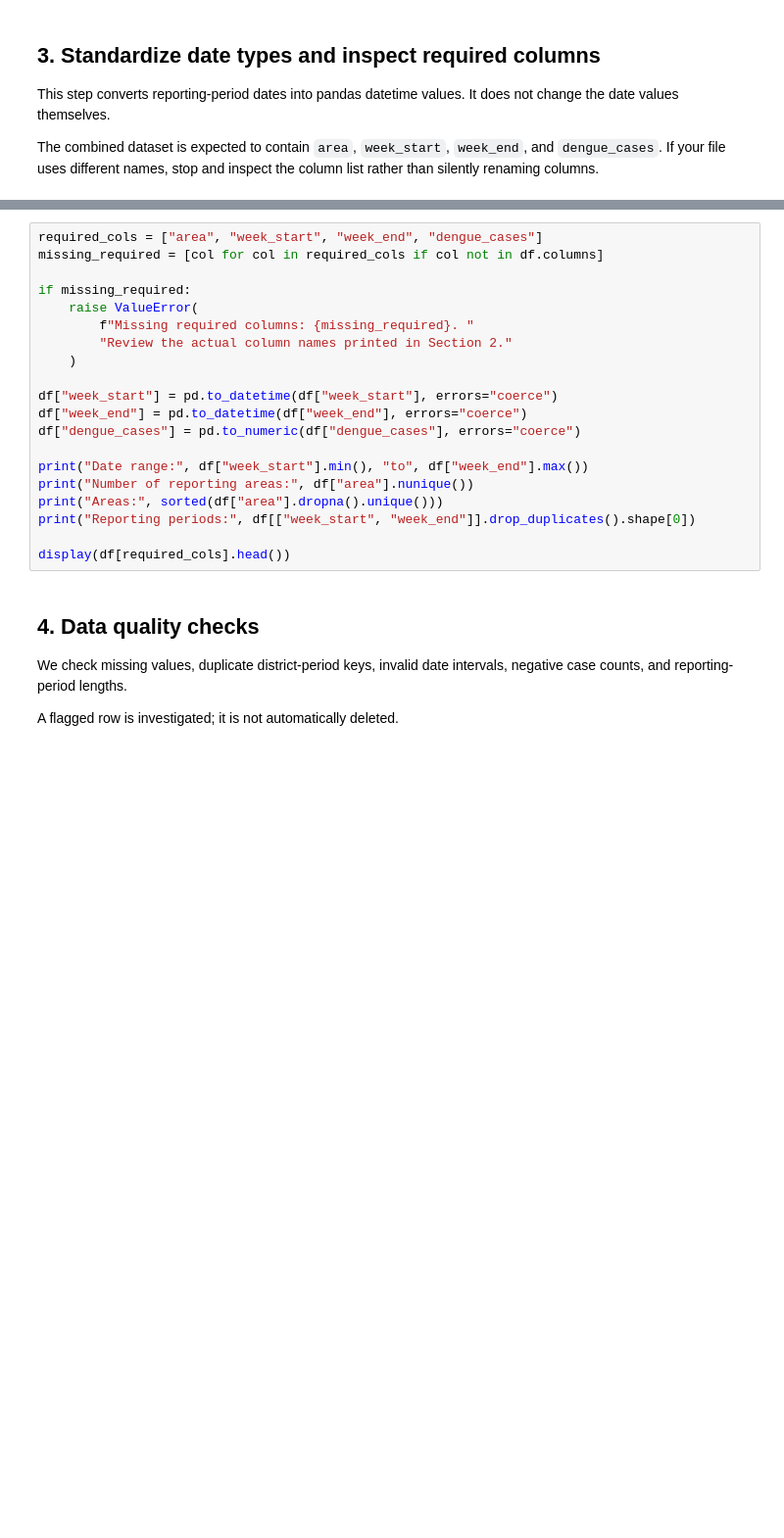
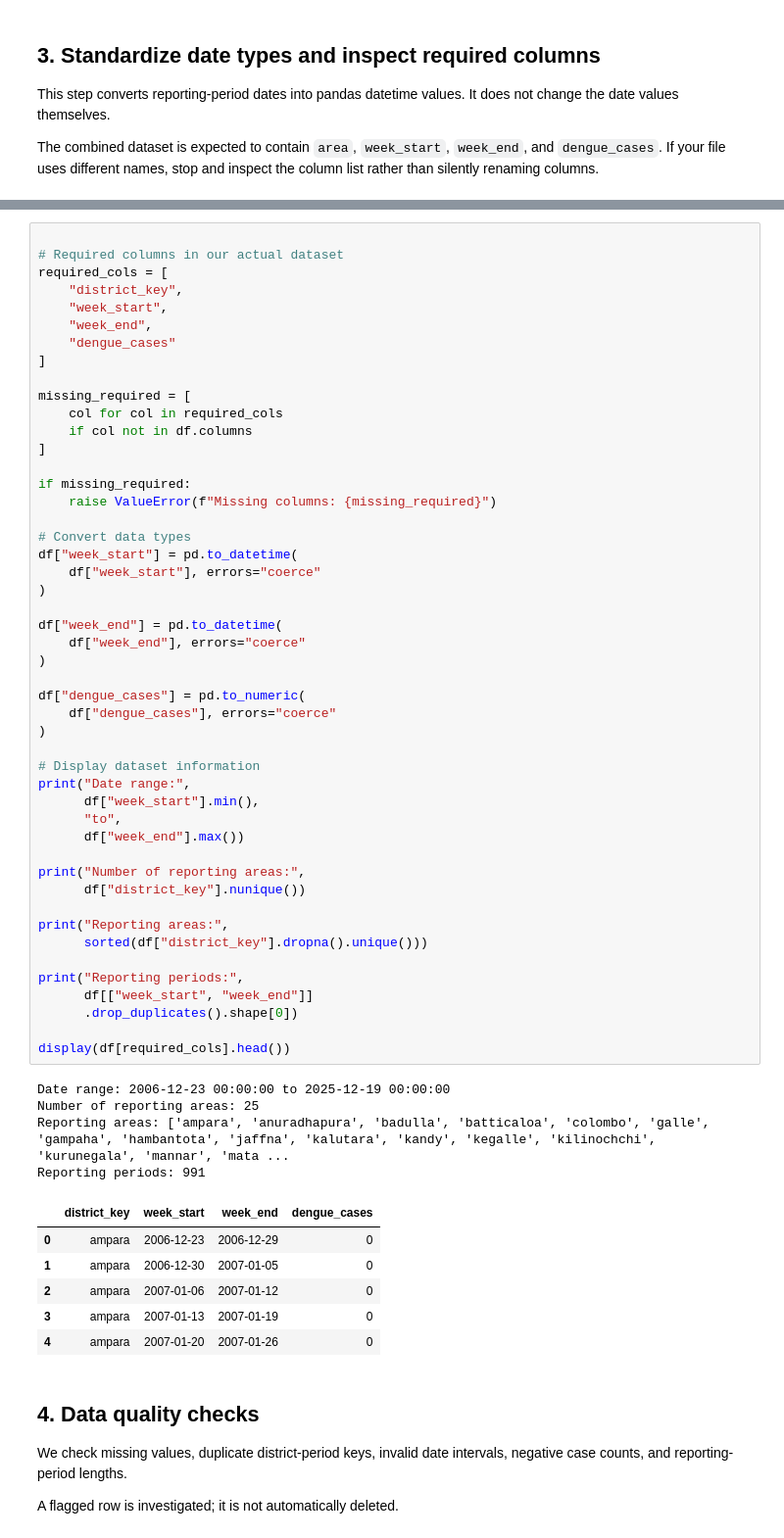
Before and after one commit to PHGNKavindya/RiskWeave, a Jupyter notebook: notebooks/05_combined_dengue_weather_eda.ipynb, the cells around one changed output, grey strips where cells are left out. Shown at 98% size. Drawn from its saved outputs; the diff is of its cells as text; blank space fills up the shorter version.

```diff
--- a/notebooks/05_combined_dengue_weather_eda.ipynb
+++ b/notebooks/05_combined_dengue_weather_eda.ipynb
@@ -83,23 +132,62 @@ The combined dataset is expected to contain `area`, `week_start`, `week_end`, an
 # %%
-required_cols = ["area", "week_start", "week_end", "dengue_cases"]
-missing_required = [col for col in required_cols if col not in df.columns]
+
+# Required columns in our actual dataset
+required_cols = [
+    "district_key",
+    "week_start",
+    "week_end",
+    "dengue_cases"
+]
+
+missing_required = [
+    col for col in required_cols
+    if col not in df.columns
+]
 
 if missing_required:
-    raise ValueError(
-        f"Missing required columns: {missing_required}. "
-        "Review the actual column names printed in Section 2."
-    )
+    raise ValueError(f"Missing columns: {missing_required}")
 
-df["week_start"] = pd.to_datetime(df["week_start"], errors="coerce")
-df["week_end"] = pd.to_datetime(df["week_end"], errors="coerce")
-df["dengue_cases"] = pd.to_numeric(df["dengue_cases"], errors="coerce")
+# Convert data types
+df["week_start"] = pd.to_datetime(
+    df["week_start"], errors="coerce"
+)
 
-print("Date range:", df["week_start"].min(), "to", df["week_end"].max())
-print("Number of reporting areas:", df["area"].nunique())
-print("Areas:", sorted(df["area"].dropna().unique()))
-print("Reporting periods:", df[["week_start", "week_end"]].drop_duplicates().shape[0])
+df["week_end"] = pd.to_datetime(
+    df["week_end"], errors="coerce"
+)
+
+df["dengue_cases"] = pd.to_numeric(
+    df["dengue_cases"], errors="coerce"
+)
+
+# Display dataset information
+print("Date range:",
+      df["week_start"].min(),
+      "to",
+      df["week_end"].max())
+
+print("Number of reporting areas:",
+      df["district_key"].nunique())
+
+print("Reporting areas:",
+      sorted(df["district_key"].dropna().unique()))
+
+print("Reporting periods:",
+      df[["week_start", "week_end"]]
+      .drop_duplicates().shape[0])
 
 display(df[required_cols].head())
+# %% [output]
+Date range: 2006-12-23 00:00:00 to 2025-12-19 00:00:00
+Number of reporting areas: 25
+Reporting areas: ['ampara', 'anuradhapura', 'badulla', 'batticaloa', 'colombo', 'galle', 'gampaha', 'hambantota', 'jaffna', 'kalutara', 'kandy', 'kegalle', 'kilinochchi', 'kurunegala', 'mannar', 'mata ...
+Reporting periods: 991
+|  | district_key | week_start | week_end | dengue_cases |
+| 0 | ampara | 2006-12-23 | 2006-12-29 | 0 |
+| 1 | ampara | 2006-12-30 | 2007-01-05 | 0 |
+| 2 | ampara | 2007-01-06 | 2007-01-12 | 0 |
+| 3 | ampara | 2007-01-13 | 2007-01-19 | 0 |
+| 4 | ampara | 2007-01-20 | 2007-01-26 | 0 |
 # %% [markdown]
 ## 4. Data quality checks
 
```
Also changed, not shown: parts of 14 cells of this notebook, 32 other files.
